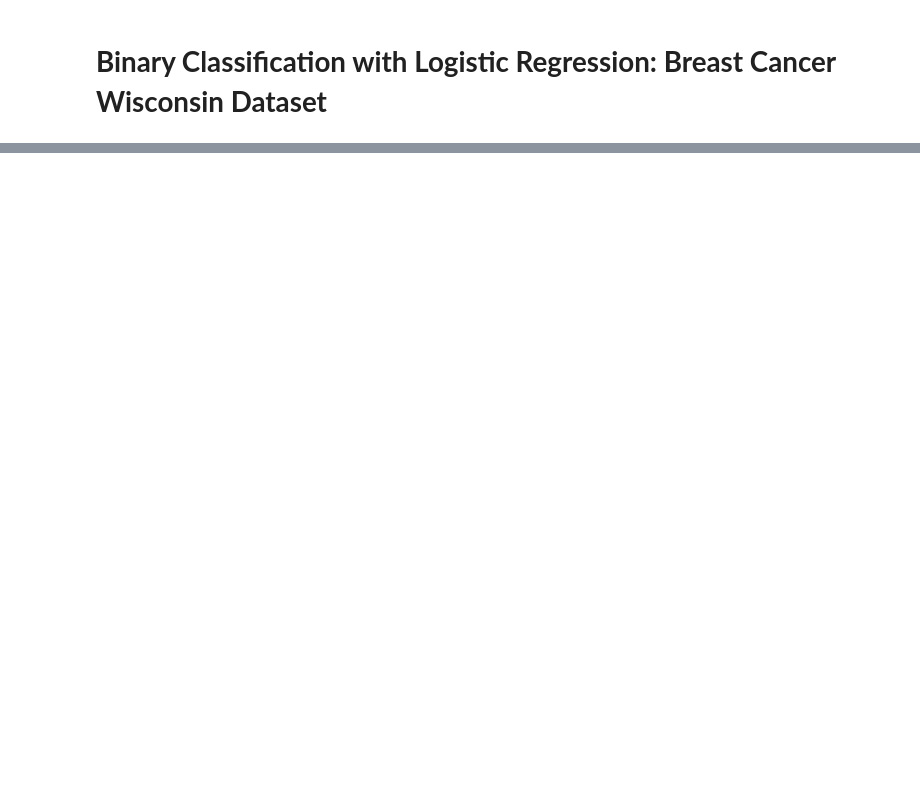
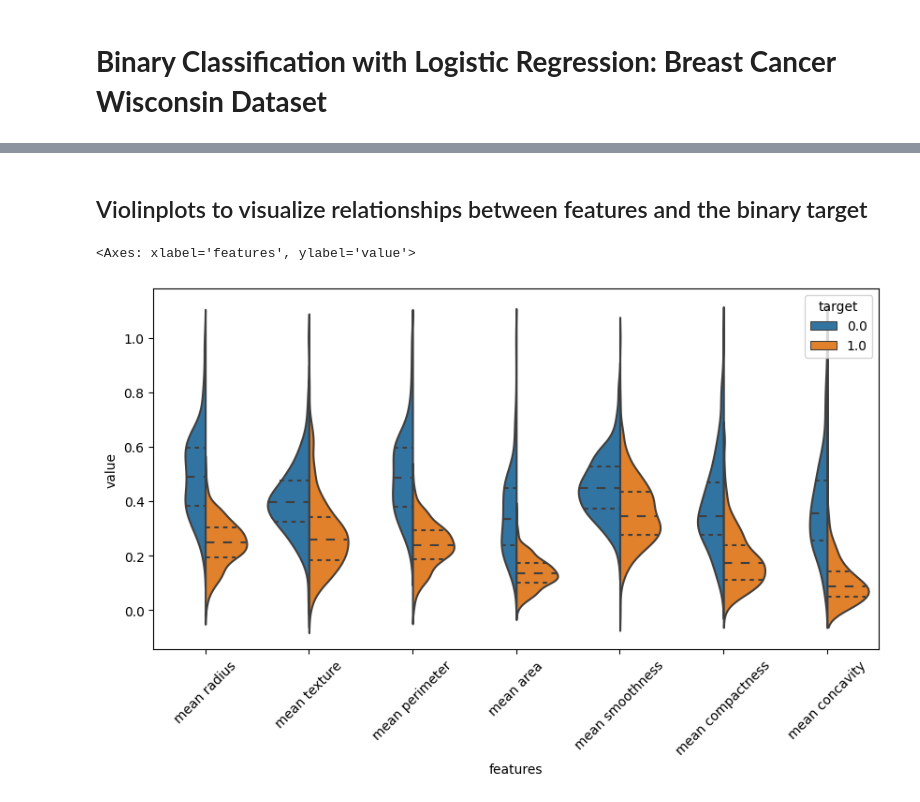
Before and after one commit to gmdeorozco/Wisconsin-Breast-Cancer-Binary-Cl-Algorithms, a Jupyter notebook: Wisconsin_Breast_Cancer.ipynb, the cells around one changed output, grey strips where cells are left out. Saved outputs shown, nothing was run; the diff lists cells and outputs as text; code cells hidden in the pictures; blank space fills up the shorter version.

```diff
--- a/Wisconsin_Breast_Cancer.ipynb
+++ b/Wisconsin_Breast_Cancer.ipynb
@@ -35,0 +21,7 @@ import matplotlib.pyplot as plt
+# %%
+data = load_breast_cancer()
+X = data.data
+y = data.target
+# Normalize the feature matrix using Min-Max scaling
+scaler = MinMaxScaler()
+X = scaler.fit_transform(X)
@@ -35,0 +48,17 @@ import matplotlib.pyplot as plt
+# %% [markdown]
+## Violinplots to visualize relationships between features and the binary target
+# %%
+plt.figure(figsize = (10,5))
+plt.xticks(rotation=45)
+
+# Relocate the last column to be the first column
+last_column_name = df.columns[-1]
+data_violin = pd.concat([df[last_column_name], df.drop(last_column_name, axis=1)], axis=1)
+data_violin = data_violin.iloc[:,0:8]
+data_violin = pd.melt(data_violin, id_vars='target',
+              var_name='features',
+             value_name= 'value')
+sns.violinplot(data_violin, x='features', y='value', hue= 'target', inner='quarts', split=True)
+# %% [output]
+<Axes: xlabel='features', ylabel='value'>
+[figure, added]
```
Also changed, not shown: parts of 20 cells of this notebook.
